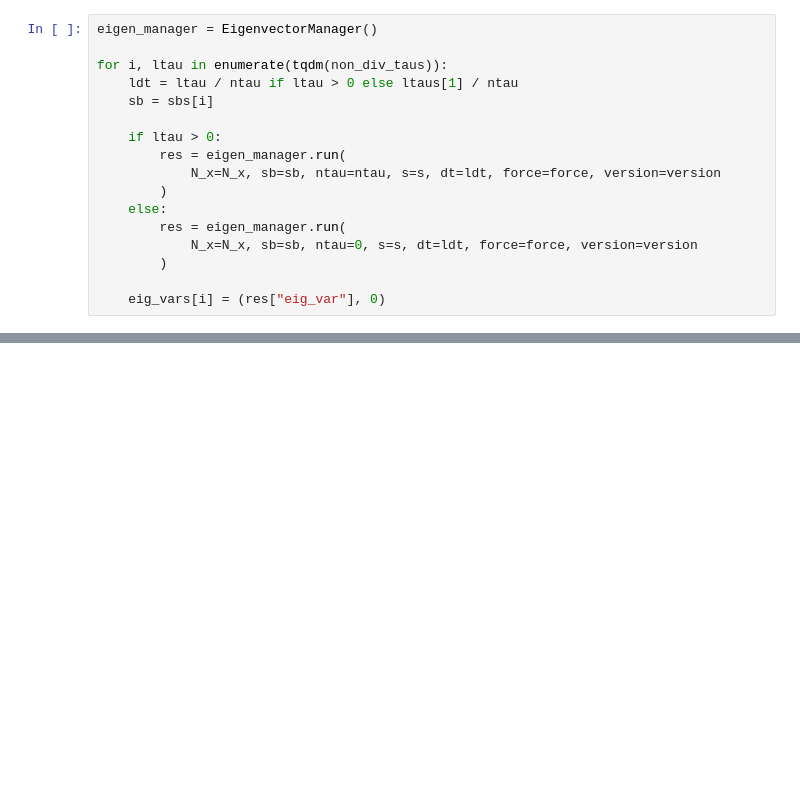
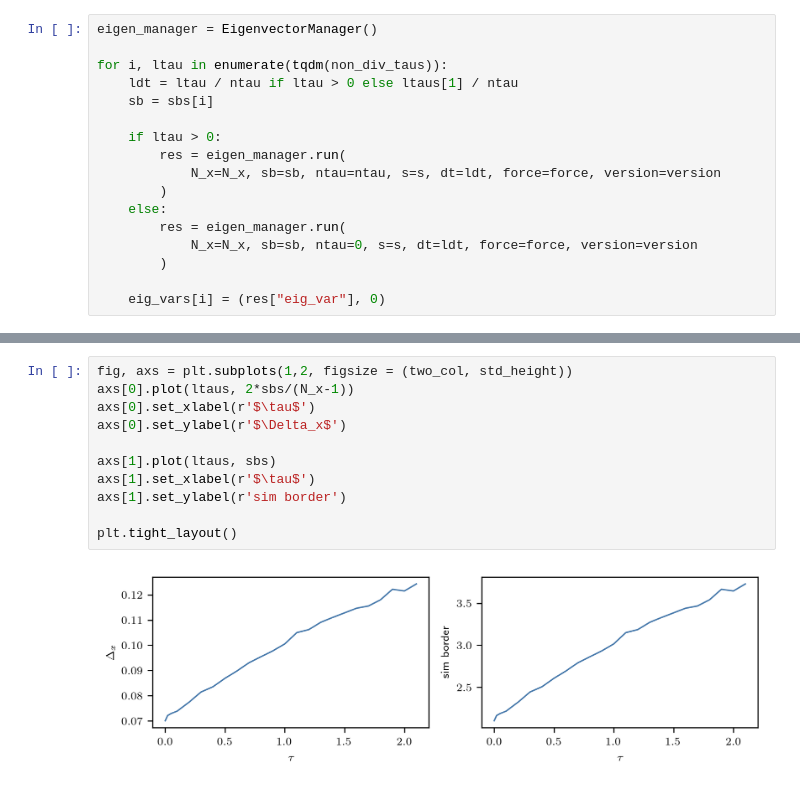
Before and after one commit to NilsToAn/overdampedDelayHarmonicOscillator, a Jupyter notebook: paper/variance_x2.ipynb, the cells around one changed output, grey strips where cells are left out. Saved outputs shown, nothing was run; the diff lists cells and outputs as text; blank space fills up the shorter version.

```diff
--- a/paper/variance_x2.ipynb
+++ b/paper/variance_x2.ipynb
@@ -299,0 +313,13 @@ plt.tight_layout()
+# %%
+fig, axs = plt.subplots(1,2, figsize = (two_col, std_height))
+axs[0].plot(ltaus, 2*sbs/(N_x-1))
+axs[0].set_xlabel(r'$\tau$')
+axs[0].set_ylabel(r'$\Delta_x$')
+
+axs[1].plot(ltaus, sbs)
+axs[1].set_xlabel(r'$\tau$')
+axs[1].set_ylabel(r'sim border')
+
+plt.tight_layout()
+# %% [output]
+[figure, added]
```
Also changed, not shown: parts of 5 cells of this notebook, 30 other files.
